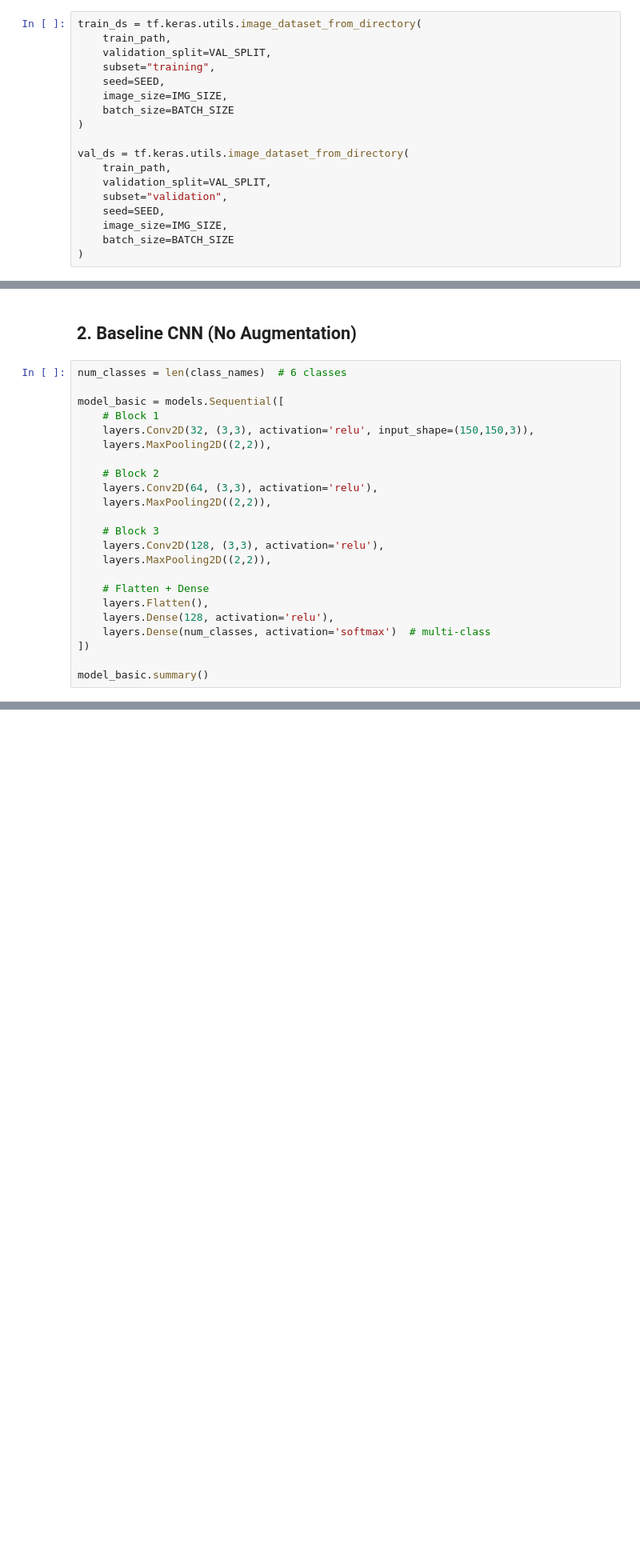
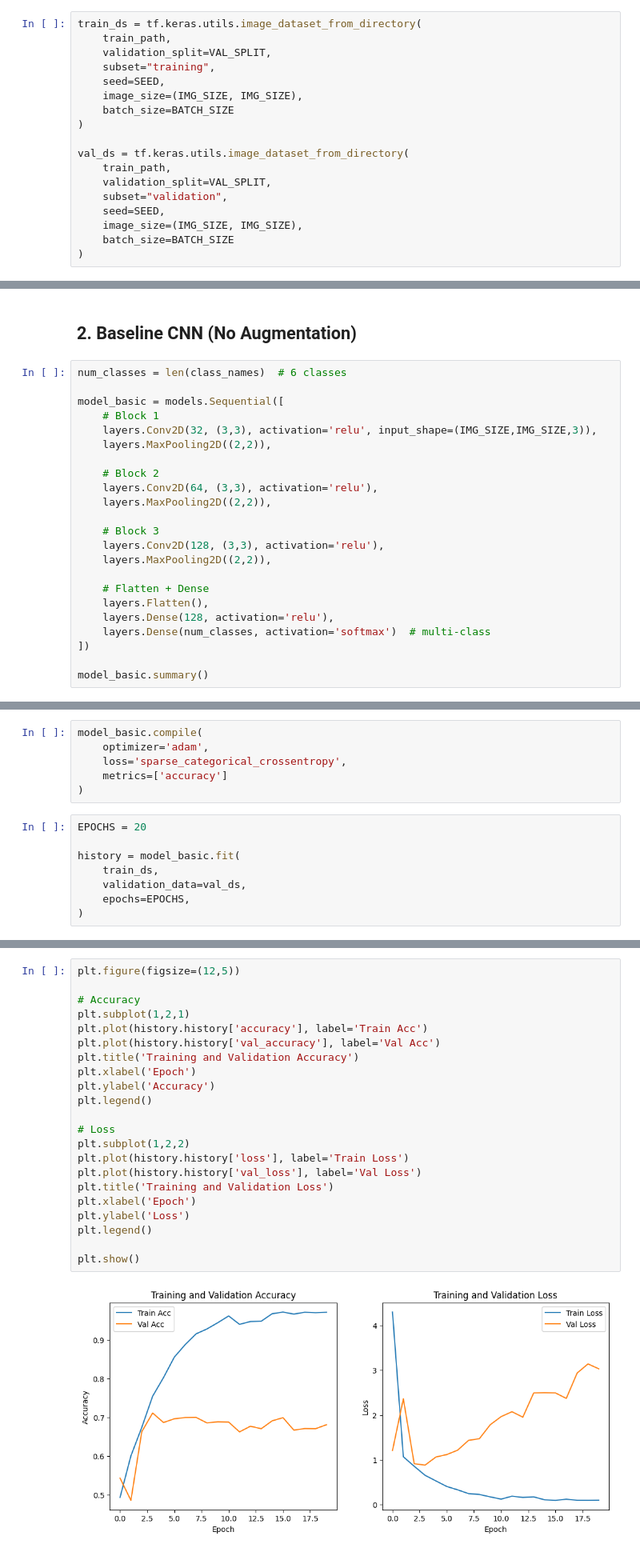
Before and after one commit to jackychen8173/AppliedAIProjects, a Jupyter notebook: mini-project-5/notebooks/cnn_classifier.ipynb, the cells around one changed output, grey strips where cells are left out. Shown at 80% size. Drawn from its saved outputs; the diff is of its cells as text; blank space fills up the shorter version.

```diff
--- a/mini-project-5/notebooks/cnn_classifier.ipynb
+++ b/mini-project-5/notebooks/cnn_classifier.ipynb
@@ -23,7 +23,7 @@ train_ds = tf.keras.utils.image_dataset_from_directory(
     validation_split=VAL_SPLIT,
     subset="training",
     seed=SEED,
-    image_size=IMG_SIZE,
+    image_size=(IMG_SIZE, IMG_SIZE),
     batch_size=BATCH_SIZE
 )
 
@@ -32,7 +32,7 @@ val_ds = tf.keras.utils.image_dataset_from_directory(
     validation_split=VAL_SPLIT,
     subset="validation",
     seed=SEED,
-    image_size=IMG_SIZE,
+    image_size=(IMG_SIZE, IMG_SIZE),
     batch_size=BATCH_SIZE
 )
 # %% [output]
@@ -128,7 +123,7 @@ num_classes = len(class_names)  # 6 classes
 
 model_basic = models.Sequential([
     # Block 1
-    layers.Conv2D(32, (3,3), activation='relu', input_shape=(150,150,3)),
+    layers.Conv2D(32, (3,3), activation='relu', input_shape=(IMG_SIZE,IMG_SIZE,3)),
     layers.MaxPooling2D((2,2)),
 
     # Block 2
@@ -168,3 +163,17 @@ Model: "sequential"
  Total params: 4,829,126 (18.42 MB)
  Trainable params: 4,829,126 (18.42 MB)
  Non-trainable params: 0 (0.00 B)
+# %%
+model_basic.compile(
+    optimizer='adam',
+    loss='sparse_categorical_crossentropy',
+    metrics=['accuracy']
+)
+# %%
+EPOCHS = 20
+
+history = model_basic.fit(
+    train_ds,
+    validation_data=val_ds,
+    epochs=EPOCHS,
+)
@@ -170,0 +198,24 @@ Model: "sequential"
+# %%
+plt.figure(figsize=(12,5))
+
+# Accuracy
+plt.subplot(1,2,1)
+plt.plot(history.history['accuracy'], label='Train Acc')
+plt.plot(history.history['val_accuracy'], label='Val Acc')
+plt.title('Training and Validation Accuracy')
+plt.xlabel('Epoch')
+plt.ylabel('Accuracy')
+plt.legend()
+
+# Loss
+plt.subplot(1,2,2)
+plt.plot(history.history['loss'], label='Train Loss')
+plt.plot(history.history['val_loss'], label='Val Loss')
+plt.title('Training and Validation Loss')
+plt.xlabel('Epoch')
+plt.ylabel('Loss')
+plt.legend()
+
+plt.show()
+# %% [output]
+[figure, added]
```
Also changed, not shown: parts of 10 cells of this notebook.
